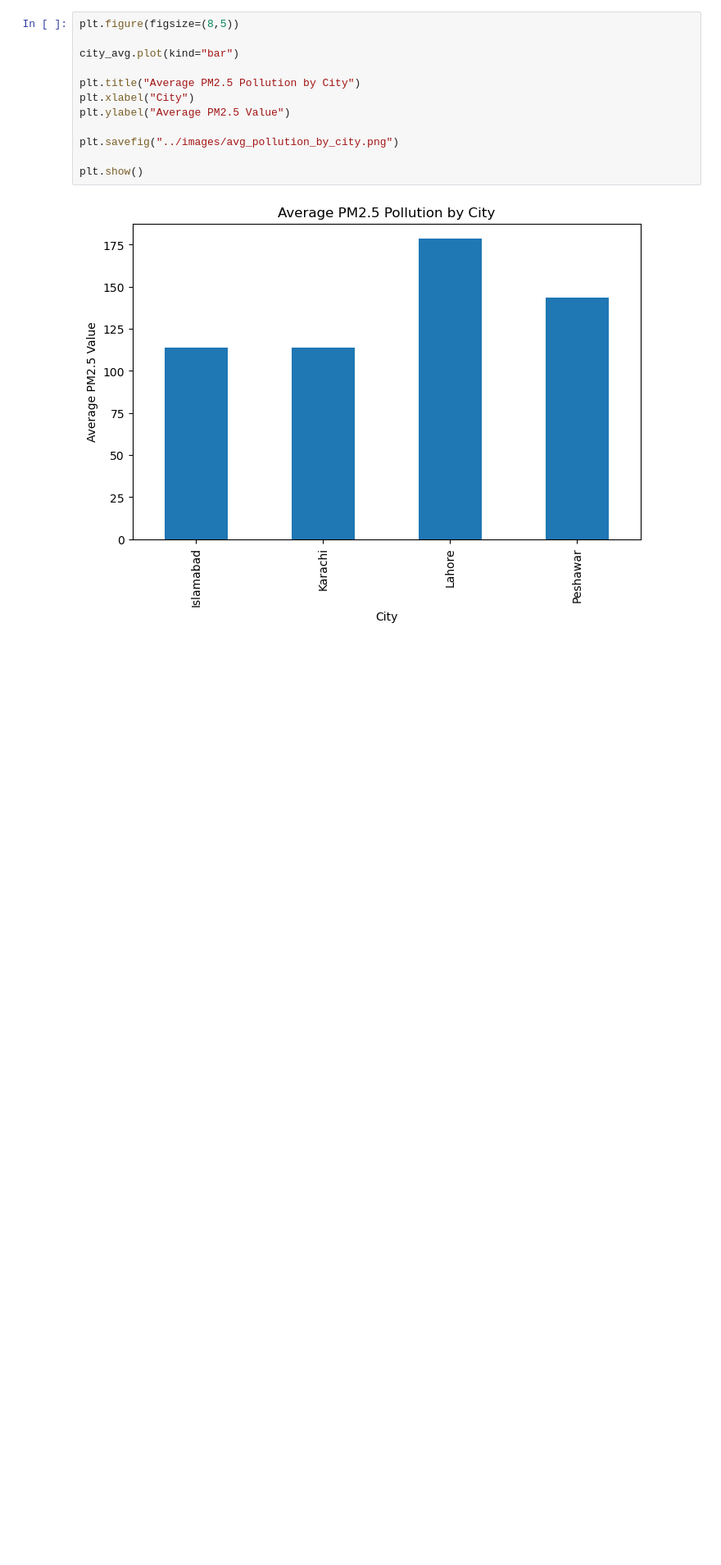
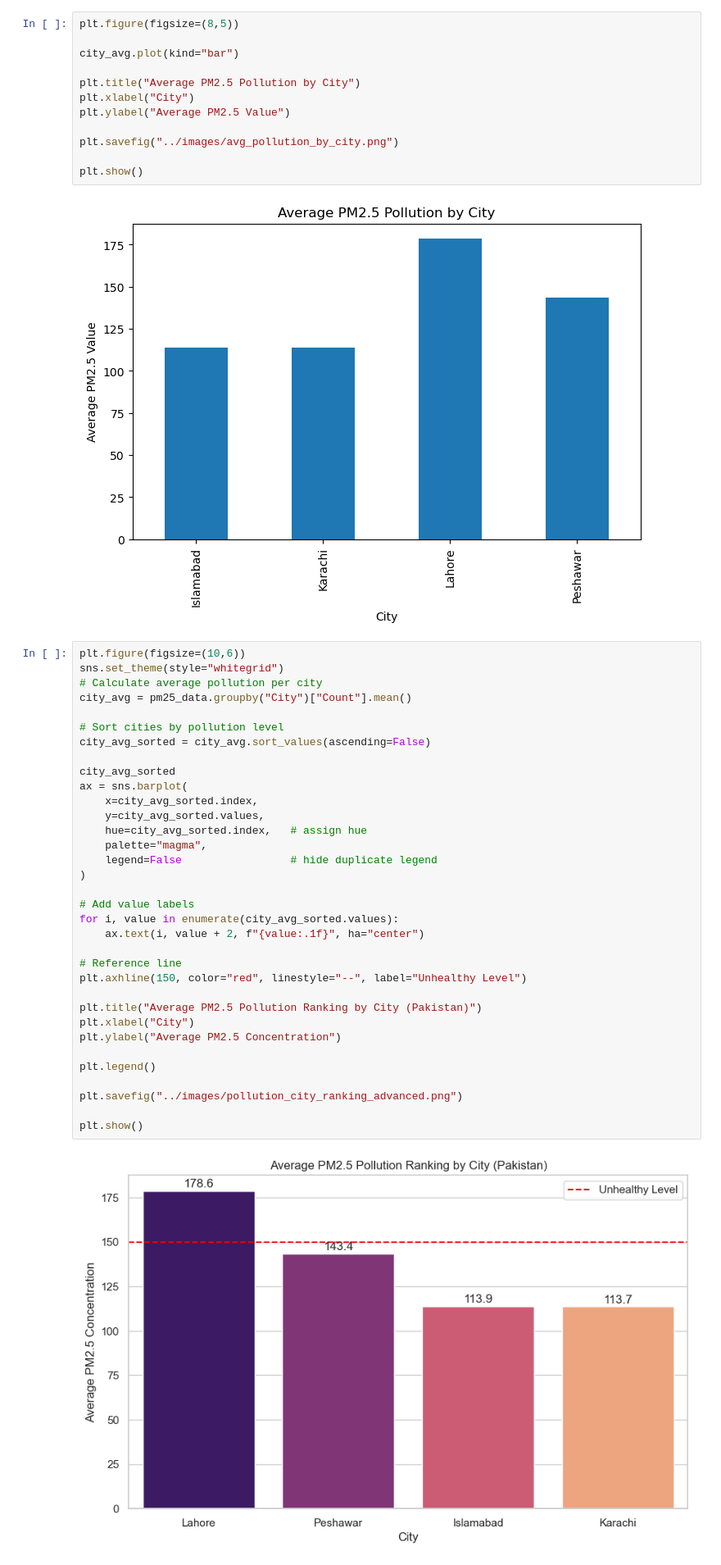
Before and after one commit to Bushra-Baloch/air-quality-prediction-ml-, a Jupyter notebook: air-quality-prediction-ml/notebooks/air_quality_analysis.ipynb, the cells around one changed output. Shown at 82% size. Cells and saved outputs as stored; diff of their text form; blank space fills up the shorter version.

Commit message:
Fixed city ranking visualization and defined city_avg_sorted

```diff
--- a/air-quality-prediction-ml/notebooks/air_quality_analysis.ipynb
+++ b/air-quality-prediction-ml/notebooks/air_quality_analysis.ipynb
@@ -186,3 +186,39 @@ plt.savefig("../images/avg_pollution_by_city.png")
 plt.show()
 # %% [output]
 [figure]
+# %%
+plt.figure(figsize=(10,6))
+sns.set_theme(style="whitegrid")
+# Calculate average pollution per city
+city_avg = pm25_data.groupby("City")["Count"].mean()
+
+# Sort cities by pollution level
+city_avg_sorted = city_avg.sort_values(ascending=False)
+
+city_avg_sorted
+ax = sns.barplot(
+    x=city_avg_sorted.index,
+    y=city_avg_sorted.values,
+    hue=city_avg_sorted.index,   # assign hue
+    palette="magma",
+    legend=False                 # hide duplicate legend
+)
+
+# Add value labels
+for i, value in enumerate(city_avg_sorted.values):
+    ax.text(i, value + 2, f"{value:.1f}", ha="center")
+
+# Reference line
+plt.axhline(150, color="red", linestyle="--", label="Unhealthy Level")
+
+plt.title("Average PM2.5 Pollution Ranking by City (Pakistan)")
+plt.xlabel("City")
+plt.ylabel("Average PM2.5 Concentration")
+
+plt.legend()
+
+plt.savefig("../images/pollution_city_ranking_advanced.png")
+
+plt.show()
+# %% [output]
+[figure, added]
```
Also changed, not shown: 1 other file.
